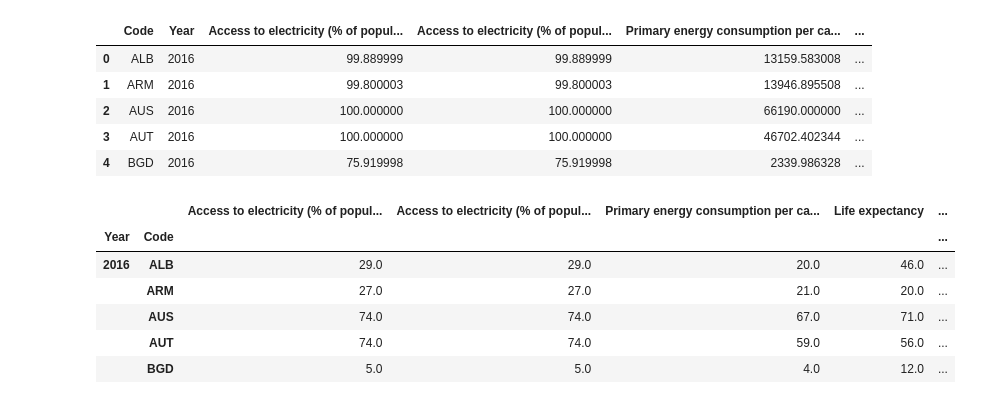
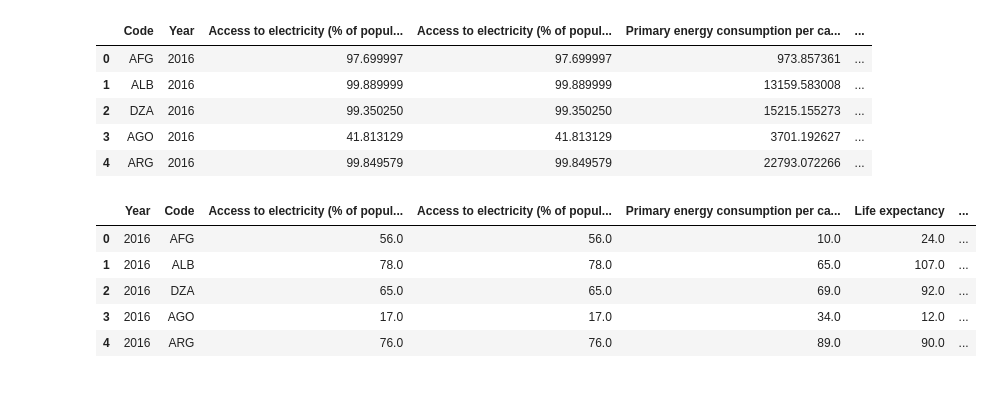
Before and after one commit to kamranuz/nis-network, a Jupyter notebook: country_rating.ipynb, the cells around one changed output. Drawn from its saved outputs; the diff is of its cells as text; code cells hidden in the pictures.

```diff
--- a/country_rating.ipynb
+++ b/country_rating.ipynb
@@ -55,7 +60,7 @@ dfs = [
 # # economy
         gdp_per_capita,    #+ per capita
        population,        #+ population
-        poverty,           #- %*100 of population
+       #  poverty,           #- %*100 of population
        ]
 negative_index = [3,5,7]
 positive_index = list(set(range(len(dfs)))-set(negative_index))
@@ -63,7 +68,7 @@ dfs = [i[i['Year'] == 2016].drop(columns='Entity') for i in dfs]
 
 df2 = dfs[1].copy()
 for df in dfs[1:]:
-    df2 = pd.merge(df2,df,on=['Year','Code']).fillna(0)
+    df2 = pd.merge(df2,df,on=['Year','Code',]).fillna(0)
 df2.head()
 # for i in dfs:
 #         i['MYindex'] = i['Code']+'-'+i['Year'].astype(str)
@@ -73,22 +78,22 @@ df2.head()
 # df  = dfs[0].join(dfs[1:], how='left', ).fillna(0)
 # %% [output]
 |  | Code | Year | Access to electricity (% of popul... | Access to electricity (% of popul... | Primary energy consumption per ca... | ... |
-| 0 | ALB | 2016 | 99.889999 | 99.889999 | 13159.583008 | ... |
-| 1 | ARM | 2016 | 99.800003 | 99.800003 | 13946.895508 | ... |
-| 2 | AUS | 2016 | 100.000000 | 100.000000 | 66190.000000 | ... |
-| 3 | AUT | 2016 | 100.000000 | 100.000000 | 46702.402344 | ... |
-| 4 | BGD | 2016 | 75.919998 | 75.919998 | 2339.986328 | ... |
+| 0 | AFG | 2016 | 97.699997 | 97.699997 | 973.857361 | ... |
+| 1 | ALB | 2016 | 99.889999 | 99.889999 | 13159.583008 | ... |
+| 2 | DZA | 2016 | 99.350250 | 99.350250 | 15215.155273 | ... |
+| 3 | AGO | 2016 | 41.813129 | 41.813129 | 3701.192627 | ... |
+| 4 | ARG | 2016 | 99.849579 | 99.849579 | 22793.072266 | ... |
 # %%
 df3 = df2.set_index(['Year','Code'])
 df_neg = df3.iloc[:,negative_index].rank(ascending=False, method='max')
 df_pos = df3.iloc[:,positive_index].rank(ascending=True, method='max')
 df_fin = pd.concat([df_pos,df_neg],axis=1)
-df_fin.head()
+df_antirating = df_fin.reset_index()
+df_antirating.head()
 # %% [output]
-|  |  | Access to electricity (% of popul... | Access to electricity (% of popul... | Primary energy consumption per ca... | Life expectancy | ... |
-| Year | Code |  |  |  |  | ... |
-| 2016 | ALB | 29.0 | 29.0 | 20.0 | 46.0 | ... |
-|  | ARM | 27.0 | 27.0 | 21.0 | 20.0 | ... |
-|  | AUS | 74.0 | 74.0 | 67.0 | 71.0 | ... |
-|  | AUT | 74.0 | 74.0 | 59.0 | 56.0 | ... |
-|  | BGD | 5.0 | 5.0 | 4.0 | 12.0 | ... |
+|  | Year | Code | Access to electricity (% of popul... | Access to electricity (% of popul... | Primary energy consumption per ca... | Life expectancy | ... |
+| 0 | 2016 | AFG | 56.0 | 56.0 | 10.0 | 24.0 | ... |
+| 1 | 2016 | ALB | 78.0 | 78.0 | 65.0 | 107.0 | ... |
+| 2 | 2016 | DZA | 65.0 | 65.0 | 69.0 | 92.0 | ... |
+| 3 | 2016 | AGO | 17.0 | 17.0 | 34.0 | 12.0 | ... |
+| 4 | 2016 | ARG | 76.0 | 76.0 | 89.0 | 90.0 | ... |
```
Also changed, not shown: parts of 4 cells of this notebook, 2 other files.
